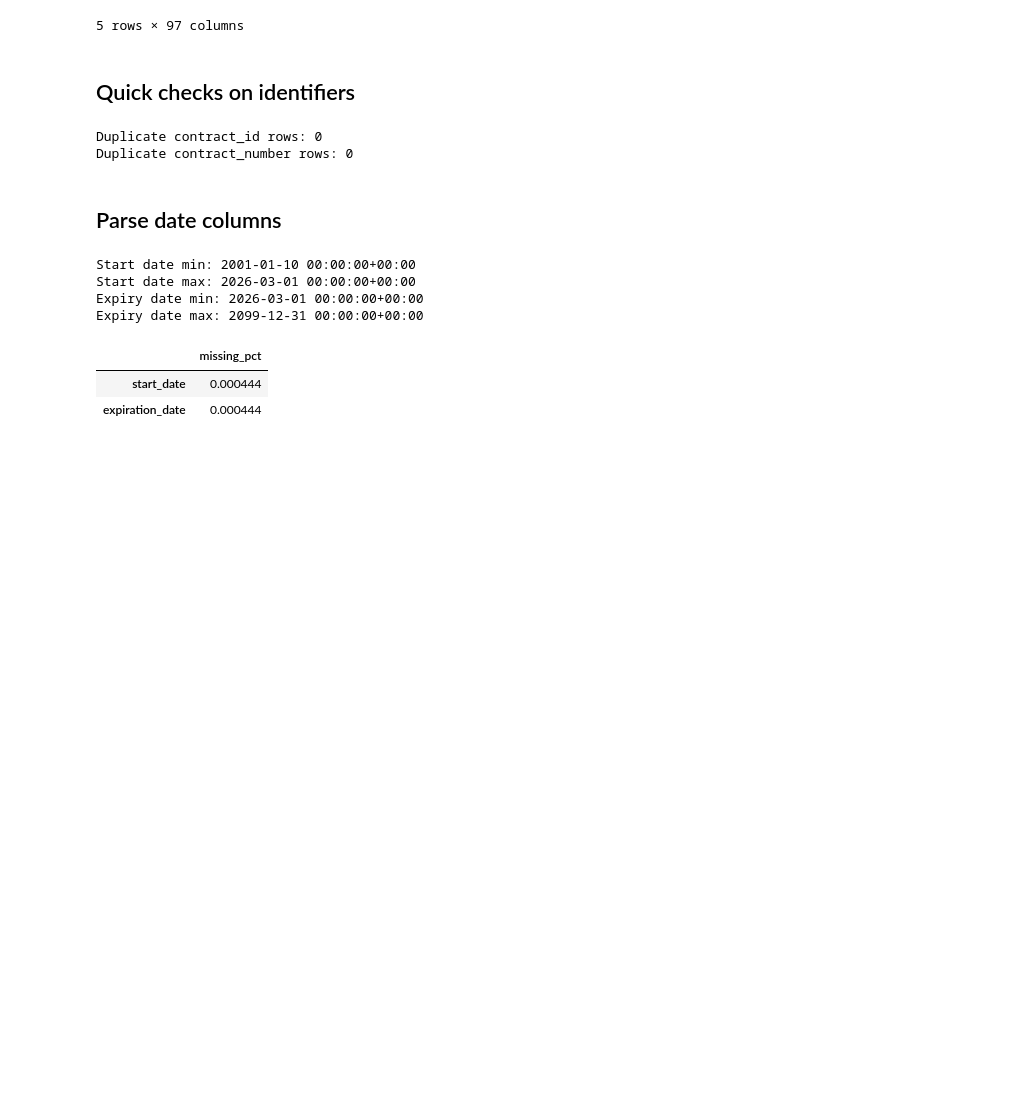
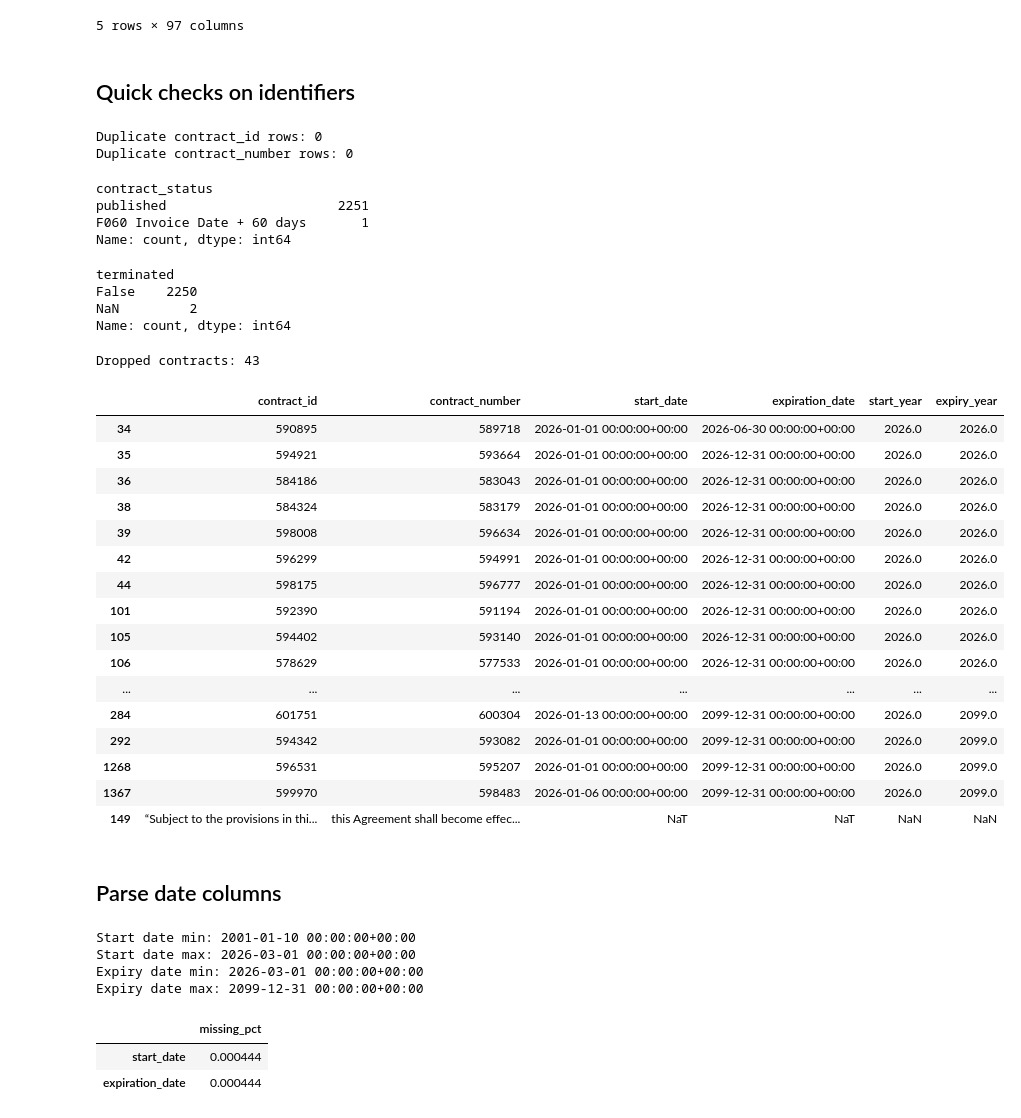
Before and after one commit to ThomasRoennebek/Signal_Fusion_with_Meta-learners-, a Jupyter notebook: notebooks/01_prepare_contract_year.ipynb, the cells around one changed output. Cells and saved outputs as stored; diff of their text form; code cells hidden in the pictures; blank space fills up the shorter version.

Commit message:
Update contract-year notebook

```diff
--- a/notebooks/01_prepare_contract_year.ipynb
+++ b/notebooks/01_prepare_contract_year.ipynb
@@ -65,6 +65,71 @@ print("Duplicate contract_number rows:", df_contracts["contract_number"].duplica
 # %% [output]
 Duplicate contract_id rows: 0
 Duplicate contract_number rows: 0
+# %%
+df_contracts["contract_status"].value_counts(dropna=False)
+# %% [output]
+contract_status
+published                      2251
+F060 Invoice Date + 60 days       1
+Name: count, dtype: int64
+# %%
+df_contracts["terminated"].value_counts(dropna=False)
+# %% [output]
+terminated
+False    2250
+NaN         2
+Name: count, dtype: int64
+# %%
+tmp = df_contract_base.copy()
+
+analysis_year_min = 2015
+analysis_year_max = 2025
+
+tmp["end_year"] = tmp["expiry_year"].clip(upper=analysis_year_max)
+tmp["start_year_capped"] = tmp["start_year"].clip(lower=analysis_year_min)
+
+tmp["passes_window"] = (
+    tmp["start_year_capped"].notna()
+    & tmp["end_year"].notna()
+    & (tmp["start_year_capped"] <= tmp["end_year"])
+)
+
+dropped = tmp.loc[~tmp["passes_window"]].copy()
+
+print("Dropped contracts:", len(dropped))
+
+display(
+    dropped[
+        [
+            "contract_id",
+            "contract_number",
+            "start_date",
+            "expiration_date",
+            "start_year",
+            "expiry_year",
+        ]
+    ]
+    .sort_values(["start_year", "expiry_year"])
+)
+# %% [output]
+Dropped contracts: 43
+|  | contract_id | contract_number | start_date | expiration_date | start_year | expiry_year |
+| 34 | 590895 | 589718 | 2026-01-01 00:00:00+00:00 | 2026-06-30 00:00:00+00:00 | 2026.0 | 2026.0 |
+| 35 | 594921 | 593664 | 2026-01-01 00:00:00+00:00 | 2026-12-31 00:00:00+00:00 | 2026.0 | 2026.0 |
+| 36 | 584186 | 583043 | 2026-01-01 00:00:00+00:00 | 2026-12-31 00:00:00+00:00 | 2026.0 | 2026.0 |
+| 38 | 584324 | 583179 | 2026-01-01 00:00:00+00:00 | 2026-12-31 00:00:00+00:00 | 2026.0 | 2026.0 |
+| 39 | 598008 | 596634 | 2026-01-01 00:00:00+00:00 | 2026-12-31 00:00:00+00:00 | 2026.0 | 2026.0 |
+| 42 | 596299 | 594991 | 2026-01-01 00:00:00+00:00 | 2026-12-31 00:00:00+00:00 | 2026.0 | 2026.0 |
+| 44 | 598175 | 596777 | 2026-01-01 00:00:00+00:00 | 2026-12-31 00:00:00+00:00 | 2026.0 | 2026.0 |
+| 101 | 592390 | 591194 | 2026-01-01 00:00:00+00:00 | 2026-12-31 00:00:00+00:00 | 2026.0 | 2026.0 |
+| 105 | 594402 | 593140 | 2026-01-01 00:00:00+00:00 | 2026-12-31 00:00:00+00:00 | 2026.0 | 2026.0 |
+| 106 | 578629 | 577533 | 2026-01-01 00:00:00+00:00 | 2026-12-31 00:00:00+00:00 | 2026.0 | 2026.0 |
+| ... | ... | ... | ... | ... | ... | ... |
+| 284 | 601751 | 600304 | 2026-01-13 00:00:00+00:00 | 2099-12-31 00:00:00+00:00 | 2026.0 | 2099.0 |
+| 292 | 594342 | 593082 | 2026-01-01 00:00:00+00:00 | 2099-12-31 00:00:00+00:00 | 2026.0 | 2099.0 |
+| 1268 | 596531 | 595207 | 2026-01-01 00:00:00+00:00 | 2099-12-31 00:00:00+00:00 | 2026.0 | 2099.0 |
+| 1367 | 599970 | 598483 | 2026-01-06 00:00:00+00:00 | 2099-12-31 00:00:00+00:00 | 2026.0 | 2099.0 |
+| 149 | “Subject to the provisions in thi... | this Agreement shall become effec... | NaT | NaT | NaN | NaN |
 # %% [markdown]
 ## Parse date columns
 # %%
```
Also changed, not shown: parts of 3 cells of this notebook.
